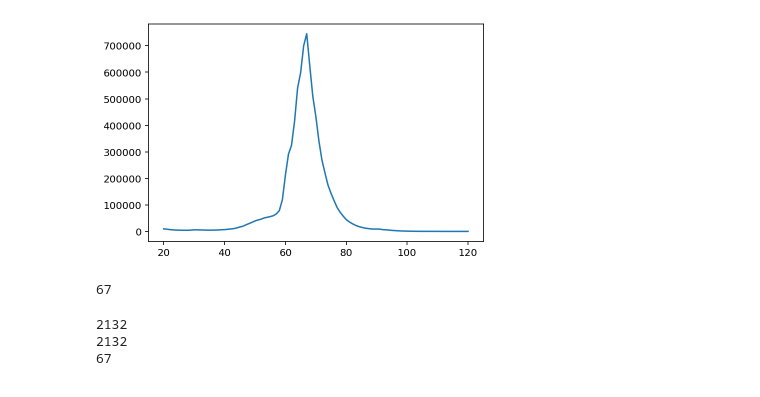
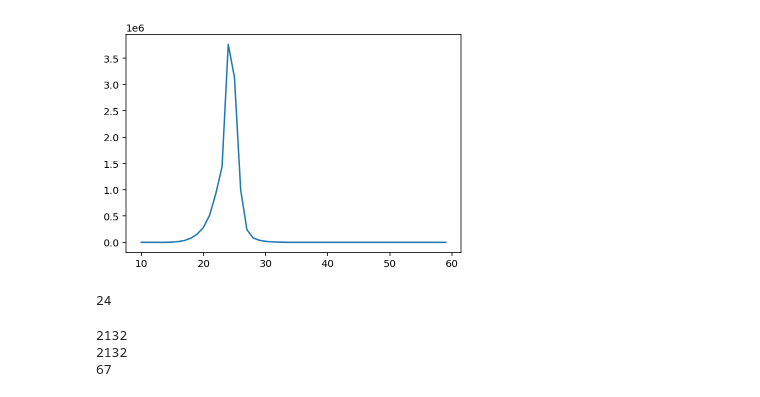
Before and after one commit to inecik/RiboSeqAnalysis, a Jupyter notebook: jupyter_server/footprint_periodicity_sixtymers.ipynb, the cells around one changed output. Drawn from its saved outputs; the diff is of its cells as text; code cells hidden in the pictures.

```diff
--- a/jupyter_server/footprint_periodicity_sixtymers.ipynb
+++ b/jupyter_server/footprint_periodicity_sixtymers.ipynb
@@ -27,20 +27,21 @@ I = Infrastructre(temp_repo_dir,
                   verbose=True,
                   sixtymers=[spt, sps])
 # %%
-trieal = I.riboseq_sixtymers.experiment.assign_for_defined_footprint_lengths(list(range(20,121)), 30, I.protein_genome, I.gene_info)
+the_range = list(range(10,60))
+trieal = I.riboseq_sixtymers.translatome.assign_for_defined_footprint_lengths(the_range, 32, I.protein_genome, I.gene_info)
 # %%
 ls = list()
-for w in list(range(20,121)):
+for w in the_range:
     counter = 0
-    for gene_id in trieal[60].keys():
+    for gene_id in trieal[30].keys():
         counter += np.sum(trieal[w][gene_id])
     ls.append(counter)
 # %%
-plt.plot(range(20,121), ls);plt.show()
-ls.index(max(ls)) + 20
+plt.plot(the_range, ls);plt.show()
+ls.index(max(ls)) + min(the_range)
 # %% [output]
-[figure, old version]
+[figure, new version]
-67
+24
 # %%
 gene_id = I.gene_list[21]
 print(np.sum(I.riboseq_sixtymers.experiment.gene_assignments[gene_id]))
```
Also changed, not shown: parts of 1 cell of this notebook, 1 other file.
